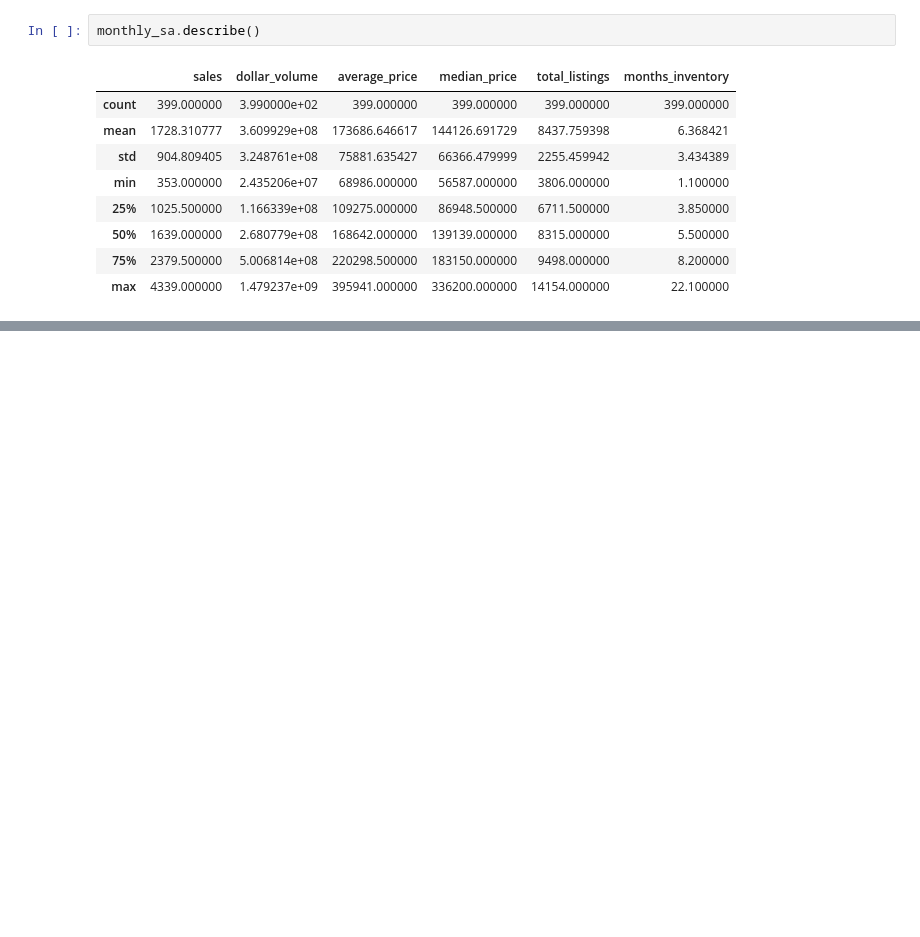
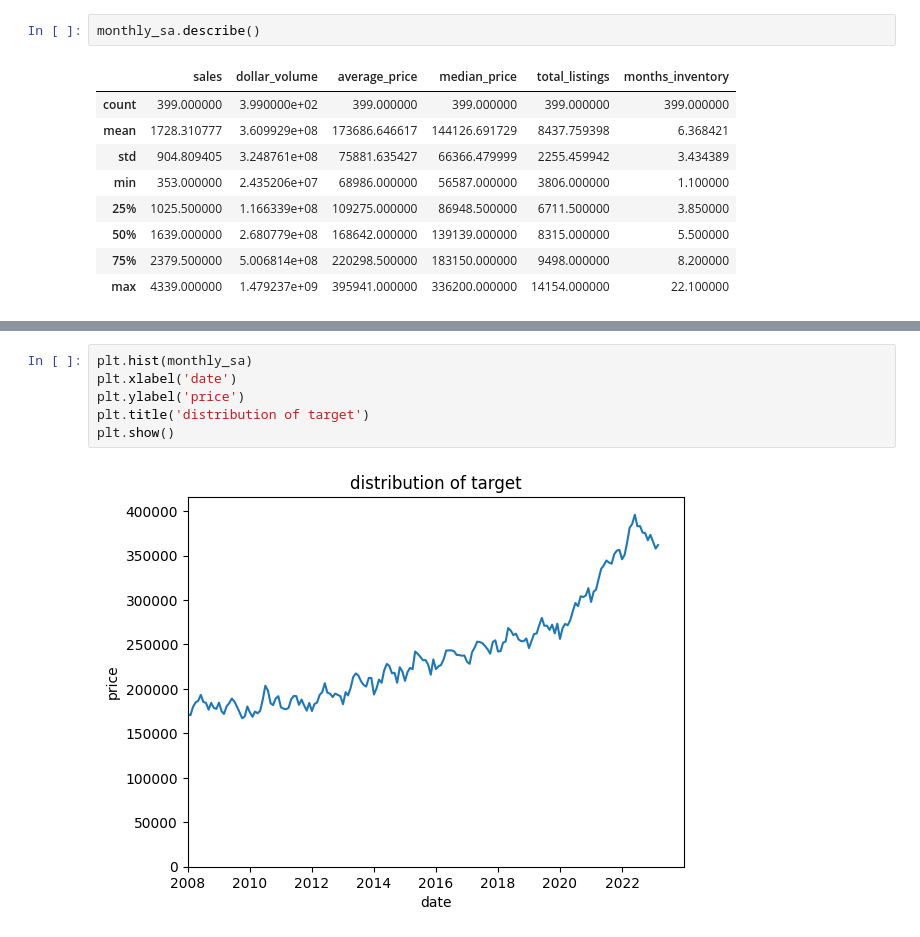
Before and after one commit to nicolas-angarita/texas_real_estate, a Jupyter notebook: explore_major_markets.ipynb, the cells around one changed output, grey strips where cells are left out. Saved outputs shown, nothing was run; the diff lists cells and outputs as text; blank space fills up the shorter version.

```diff
--- a/explore_major_markets.ipynb
+++ b/explore_major_markets.ipynb
@@ -145,0 +228,8 @@ monthly_sa.describe()
+# %%
+plt.hist(monthly_sa)
+plt.xlabel('date')
+plt.ylabel('price')
+plt.title('distribution of target')
+plt.show()
+# %% [output]
+[figure, added]
```
Also changed, not shown: parts of 30 cells of this notebook.
